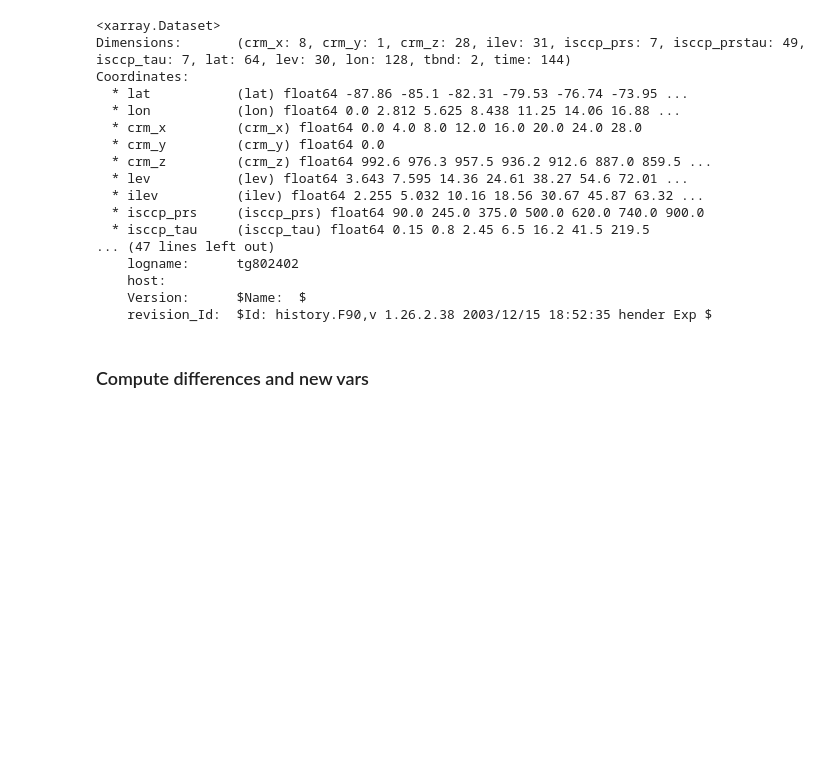
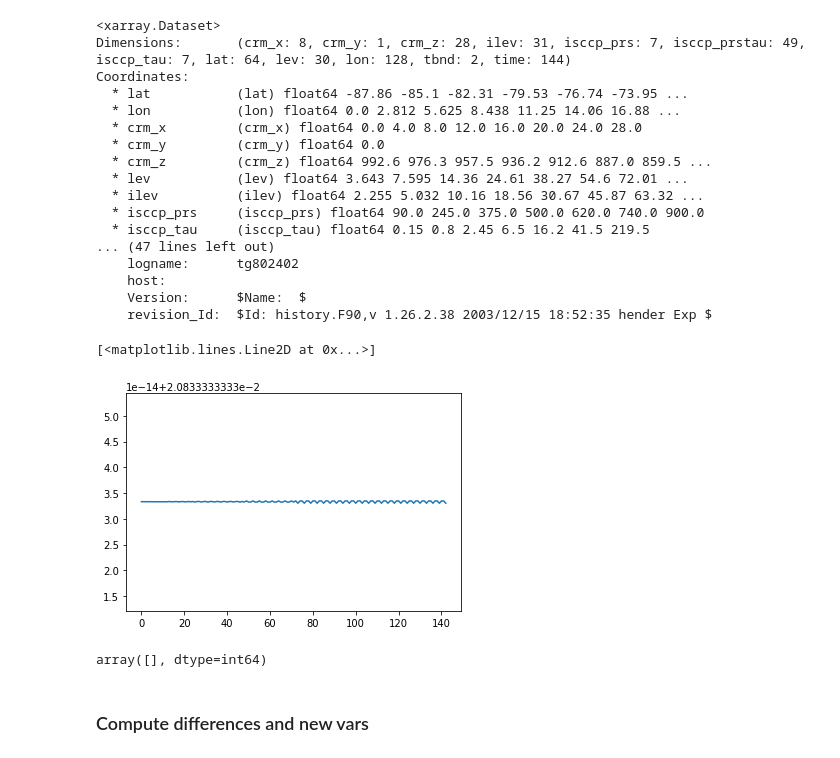
Before and after one commit to raspstephan/CBRAIN-CAM, a Jupyter notebook: data_processing/explore_aqua_files.ipynb, the cells around one changed output. Saved outputs shown, nothing was run; the diff lists cells and outputs as text; code cells hidden in the pictures; blank space fills up the shorter version.

```diff
--- a/data_processing/explore_aqua_files.ipynb
+++ b/data_processing/explore_aqua_files.ipynb
@@ -19,7 +19,7 @@ target_vars =  ['SPDT', 'SPDQ', 'QRL', 'QRS', 'PRECT', 'FLUT']
 # %% [markdown]
 ### Merge Aquaplanet files
 # %%
-data_dir = '/project/meteo/w2w/A6/S.Rasp/SP-CAM/Aquaplanet/AndKua_aqua_SPCAM3.0.cam2.h1.0000-01-0[0-3]*'
+data_dir = '/project/meteo/w2w/A6/S.Rasp/SP-CAM/Aquaplanet/AndKua_aqua_SPCAM3.0.cam2.h1.0000-01-0[1-3]*'
 %ls $data_dir
 # %% [output]
 /project/meteo/w2w/A6/S.Rasp/SP-CAM/Aquaplanet/AndKua_aqua_SPCAM3.0.cam2.h1.0000-01-01-00000.nc
@@ -49,6 +49,16 @@ Coordinates:
     revision_Id:  $Id: history.F90,v 1.26.2.38 2003/12/15 18:52:35 hender Exp $
 # %%
 merged_ds = merged_ds.isel(lev=np.arange(9, 30))
+# %%
+plt.plot(np.diff(merged_ds.time))
+# %% [output]
+[<matplotlib.lines.Line2D at 0x...>]
+[figure, added]
+# %%
+cut_time_steps = np.where(np.diff(merged_ds.time) > 2.09e-2)[0]
+cut_time_steps
+# %% [output]
+array([], dtype=int64)
 # %% [markdown]
 ### Compute differences and new vars
 # %%
```
Also changed, not shown: parts of 6 cells of this notebook, 1 other file.
